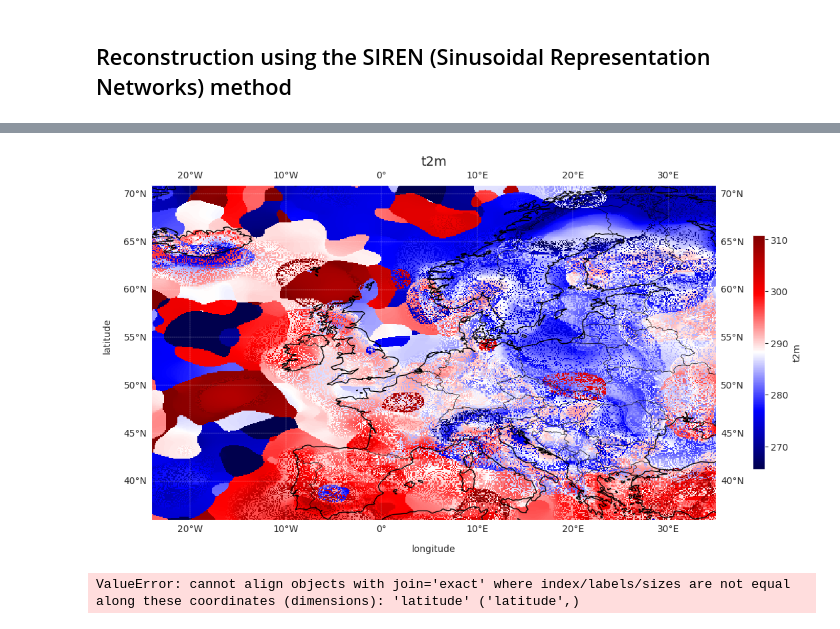
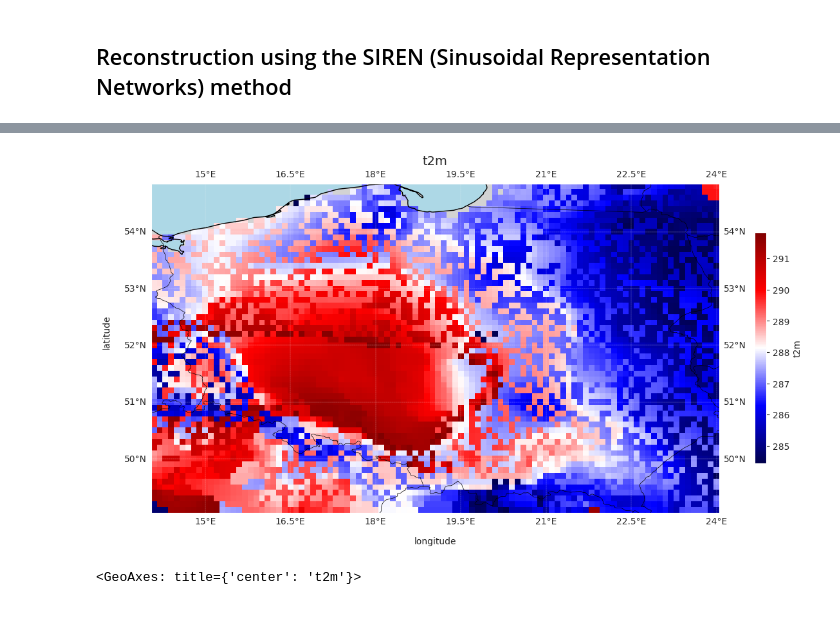
Before and after one commit to jamesWalczak/climatrix, a Jupyter notebook: examples/reconstruction.ipynb, the cells around one changed output, grey strips where cells are left out. Cells and saved outputs as stored; diff of their text form; code cells hidden in the pictures.

```diff
--- a/examples/reconstruction.ipynb
+++ b/examples/reconstruction.ipynb
@@ -12,10 +27,7 @@ import xarray as xr
 # %% [markdown]
 ## Loading a Dataset
 # %%
-xr_dset = xr.open_dataset("data.nc")
-europe = (
-    xr_dset.cm.to_signed_longitude()
-    .subset(north=71, south=36, west=-24, east=35)
-)
-europe.plot()
+xr_dset = xr.open_dataset("era5-land.nc")
+dset = xr_dset.cm.to_signed_longitude()
+dset.plot()
 # %% [output]
@@ -23,3 +35,6 @@ europe.plot()
 <GeoAxes: title={'center': 't2m'}>
 # %% [markdown]
 ## Sampling training data
+# %%
+poland = dset.subset(north=54.85, south=49.02, west=14.07, east=24.02)
+poland.plot()
@@ -26,4 +44,4 @@ europe.plot()
 # %%
-sparse = europe.sample_uniform(number=10_000, nan="resample")
+sparse = poland.sample_uniform(number=1_000, nan="resample")
 sparse.plot()
 # %% [output]
@@ -56,13 +79,14 @@ without_nans.plot()
 # %% [markdown]
 ## Reconstruction using the SIREN (Sinusoidal Representation Networks) method
 # %%
-siren_dense = sparse.reconstruct(
-    europe.domain,
+cm_reconstructed_siren = sparse.reconstruct(
+    poland.domain,
     method="siren",
-    num_epochs=1000
+    num_epochs=5_000,
+    lr=5e-5,
+    checkpoint="./siren_checkpoint.pt",
 )
-siren_dense.plot()
 
-without_nans = siren_dense.mask_nan(europe)
+without_nans = cm_reconstructed_siren.mask_nan(poland)
 without_nans.plot()
 # %% [output]
@@ -94,2 +107,2 @@ without_nans.plot()
-[figure, old version]
+[figure, new version]
-ValueError: cannot align objects with join='exact' where index/labels/sizes are not equal along these coordinates (dimensions): 'latitude' ('latitude',)
+<GeoAxes: title={'center': 't2m'}>
```
Also changed, not shown: parts of 8 cells of this notebook, 4 other files.
